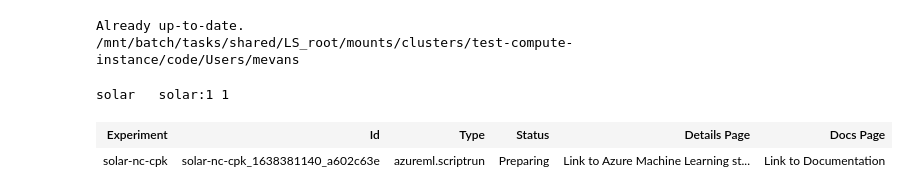
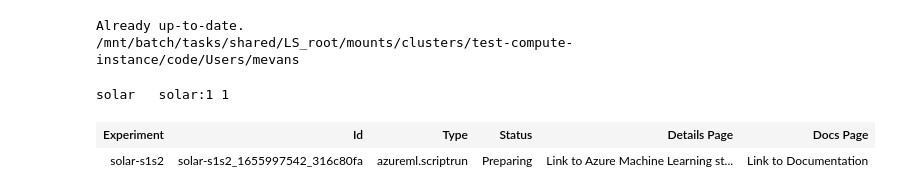
Before and after one commit to mjevans26/Solar_UNet, a Jupyter notebook: re-train.ipynb, the cells around one changed output. Saved outputs shown, nothing was run; the diff lists cells and outputs as text; code cells hidden in the pictures.

```diff
--- a/re-train.ipynb
+++ b/re-train.ipynb
@@ -72,8 +78,9 @@ env = envs.get('solar-training')
 # %%
 # define the compute target
-compute_target = ws.compute_targets['mevans1']
+ws.compute_targets
+compute_target = ws.compute_targets['mevans-gpu']
 # %%
-experiment_name = 'solar-nc-cpk'
+experiment_name = 'solar-s1s2'
 exp = Experiment(workspace = ws, name = experiment_name)
 # %%
 args = [
@@ -81,23 +88,26 @@ args = [
     '--eval_data', eval_dataset.as_mount(),
     '--test_data', test_dataset.as_mount(),
     '--model_id', model_name,
-    '--weight', 0.7,
-    '-lr', 0.0005,
+    '--weight', 1,
+    '--bias', 0,#BIAS,
+    '-lr', 0.001,
     '--epochs', 50,
     '--batch', 16,
-    '--size', 7755,
+    '--size', 3833,
     '--kernel_size', 256,
-    '--response', 'landcover']
+    '--response', 'landcover',
+    '--bands', '["B2", "B3", "B4", "B8", "B11", "B12", "VV", "VH", "off_nadir"]',
+    '--splits', '[6]']
+
+src = ScriptRunConfig(source_directory='azure',
+                      script='train_solar.py',
+                      arguments=args,
+                      compute_target=compute_target,
+                      environment=env)
-# %%
-src = ScriptRunConfig(source_directory=script_folder,
-                      script=script_file,
-                      arguments=args,
-                      compute_target=compute_target,
-                      environment=env)
 # %%
 #  run the training job
-run = exp.submit(config=src, tags = dict({'splits':'None', 'model':'Unet', 'dataset':'CPK+NC', 'normalization':'pixel', 'epochs':'100-150'}))
+run = exp.submit(config=src, tags = dict({'splits':'[6]]', 'model':'Unet', 'dataset':'CPK s1s2', 'normalization':'pixel', 'epochs':'100-150'}))
 run
 # %% [output]
 | Experiment | Id | Type | Status | Details Page | Docs Page |
-| solar-nc-cpk | solar-nc-cpk_1638381140_a602c63e | azureml.scriptrun | Preparing | Link to Azure Machine Learning st... | Link to Documentation |
+| solar-s1s2 | solar-s1s2_1655997542_316c80fa | azureml.scriptrun | Preparing | Link to Azure Machine Learning st... | Link to Documentation |
```
Also changed, not shown: parts of 5 cells of this notebook, 3 other files.
